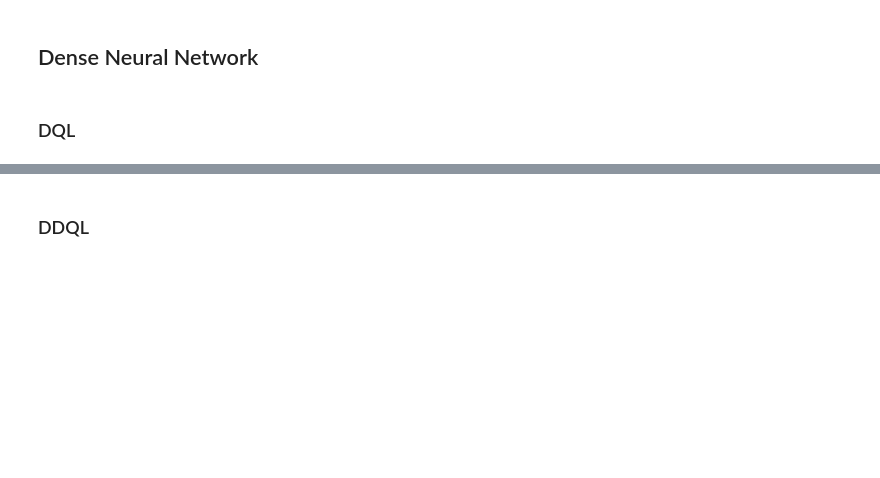
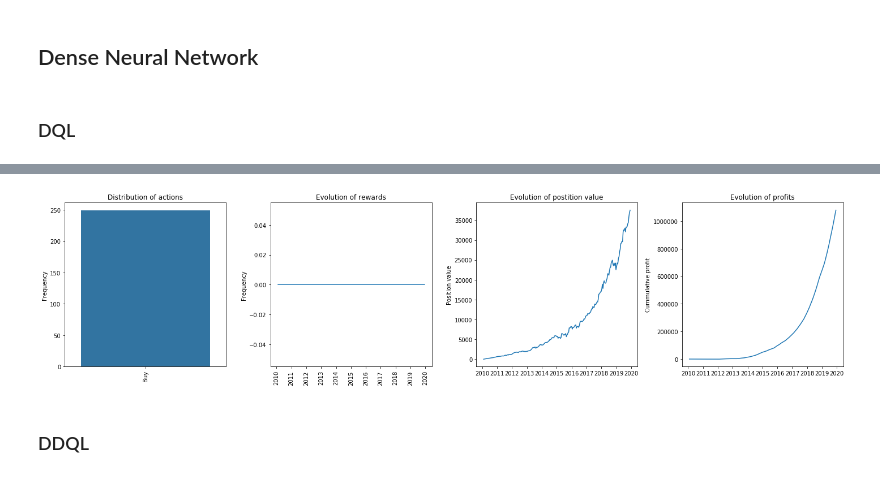
Before and after one commit to pablocarreraflorez/TFM-reinforcement-learning, a Jupyter notebook: StockMartket_RL.ipynb, the cells around one changed output, grey strips where cells are left out. Cells and saved outputs as stored; diff of their text form; code cells hidden in the pictures; blank space fills up the shorter version.

```diff
--- a/StockMartket_RL.ipynb
+++ b/StockMartket_RL.ipynb
@@ -485,13 +490,17 @@ class AgentDQN:
         # Model
         self.q_network = model
 
-    def store(self, state, action, reward, next_state, done):
+    def store(self, state, action, reward, next_state, done_check):
         '''
         Store states in memory for experience replay.
         '''
-        self.memory.append((state, action, reward, next_state, done))
+        # Append the tuple to memory
+        self.memory.append((state, action, reward, next_state, done_check))
 
     def act(self, state):
+        '''
+        Take an action using a epsilon-greedy policy.
+        '''
         # Exploration vs.exploitation
         if np.random.random() < self.epsilon:
             # Chose action at random
@@ -520,11 +529,10 @@ def deep_q_learning(env, agent, num_episodes = 1):
         state = env.reset()
 
         # Get episode
-        episode_lenght = (env.n_timesteps - env.time_horizon) // env.time_skip
-        for step in range(episode_lenght):
+        for step in range(env.n_timesteps):
             # Log
             if (step % 100) == 0:
-                logger.debug('Running step {}'.format(step))
+                logger.debug('Running step {}/{}'.format(step,env.n_timesteps))
 
             # Run Action
             action = agent.act(state)
@@ -534,9 +542,9 @@ def deep_q_learning(env, agent, num_episodes = 1):
             agent.store(state, action, reward, next_state, done)
 
             # Train
-            if len(agent.memory) > batch_size:
+            if len(agent.memory) > agent.batch_size:
                 # Get a minibatch from memory
-                minibatch = random.sample(agent.memory, batch_size)
+                minibatch = random.sample(agent.memory, agent.batch_size)
 
                 for state, action, reward, next_state, terminated in minibatch:
                     # Emulate prediction
@@ -744,13 +774,13 @@ POSITION VALUE: 0.000
 # %%
 def build_model_Dense(state_size, n_features, n_actions, hidden_size = 10, learning_rate = 0.005):
     # Create model
-    model = Sequential()
+    model = Sequential(name = 'Dense_DQN')
 
     # Add layers
-    model.add(Flatten(input_shape = (state_size,)))
-    model.add(Dense(hidden_size, activation = 'relu'))
-    model.add(Dense(hidden_size, activation = 'relu'))
-    model.add(Dense(n_actions, activation = 'linear'))
+    model.add(Flatten(input_shape = (state_size, n_features), name = 'Flatten'))
+    model.add(Dense(hidden_size, activation = 'relu', name = 'Dense_1'))
+    model.add(Dense(hidden_size, activation = 'relu', name = 'Dense_2'))
+    model.add(Dense(n_actions,   activation = 'linear', name = 'Output'))
 
     # Compile
     model.compile(loss = "mean_squared_error", optimizer = Adam(lr = learning_rate))
@@ -760,7 +790,8 @@ def build_model_Dense(state_size, n_features, n_actions, hidden_size = 10, learn
 ### DQL
 # %%
 # Create environment
-env = FirstEnvironment(data = data, time_horizon = 100, time_skip = 25)
+data = download_stock(stock = ['AAPL'], date_start = datetime(2010, 1, 1), date_end = datetime(2019, 12, 31))
+env = FirstEnvironment(data = data, time_horizon = 20, time_skip = 10)
 
 # Create agent
 model = build_model_Dense(env.time_horizon, env.n_features, env.n_actions)
@@ -812,0 +820,9 @@ POSITION VALUE: 0.000
+# %%
+# Pepare new data
+data_test = download_stock(stock = ['MSFT'], date_start = datetime(2010, 1, 1), date_end = datetime(2019, 12, 31))
+env = FirstEnvironment(data = data_test, time_horizon = 20, time_skip = 10)
+
+# Run episode
+run_episode(env, agent)
+plt.show()
+# %% [output]
@@ -813,3 +830,4 @@ POSITION VALUE: 0.000
+[figure, added]
 # %% [markdown]
 ### DDQL
 # %%
```
Also changed, not shown: parts of 16 cells of this notebook, 1 other file.
